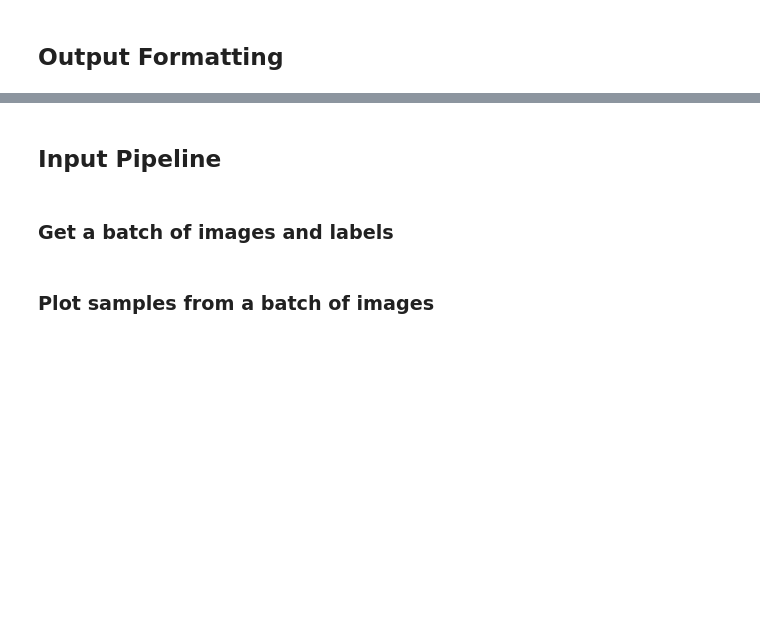
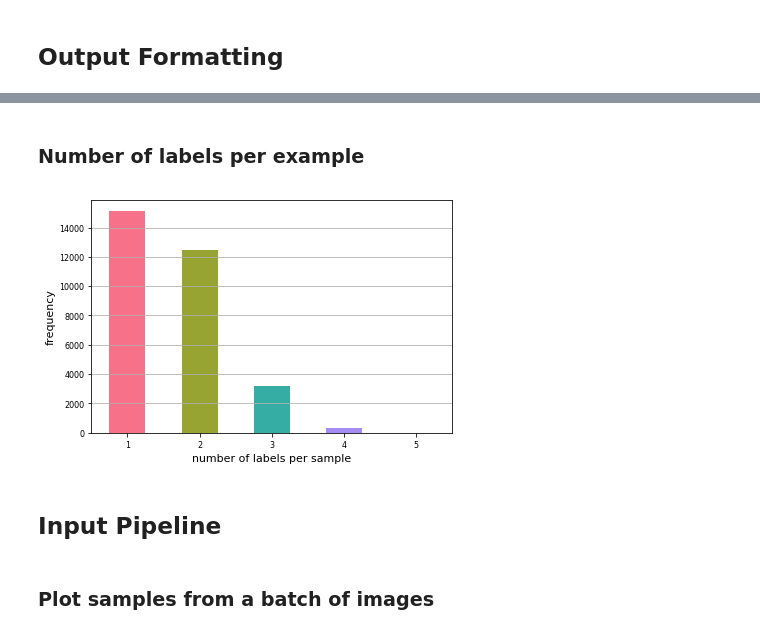
Before and after one commit to eldrtimo/protein, a Jupyter notebook: examples.ipynb, the cells around one changed output, grey strips where cells are left out. Drawn from its saved outputs; the diff is of its cells as text; code cells hidden in the pictures; blank space fills up the shorter version.

```diff
--- a/examples.ipynb
+++ b/examples.ipynb
@@ -59,4 +77,15 @@ X.shape
+# %% [markdown]
+### Number of labels per example
+# %%
+fig, ax = plt.subplots()
+n_labels = atlas.labels.sum(axis = 1)
+n_labels.value_counts().plot.bar(ax = ax, rot = 0)
+ax.yaxis.grid()
+ax.set_xlabel("number of labels per sample")
+ax.set_ylabel("frequency")
+fig.tight_layout()
+fig.savefig("plots/label_count.pdf")
+# %% [output]
+[figure, added]
 # %% [markdown]
 ## Input Pipeline
-# %% [markdown]
-### Get a batch of images and labels
```
Also changed, not shown: parts of 29 cells of this notebook, 4 other files.
